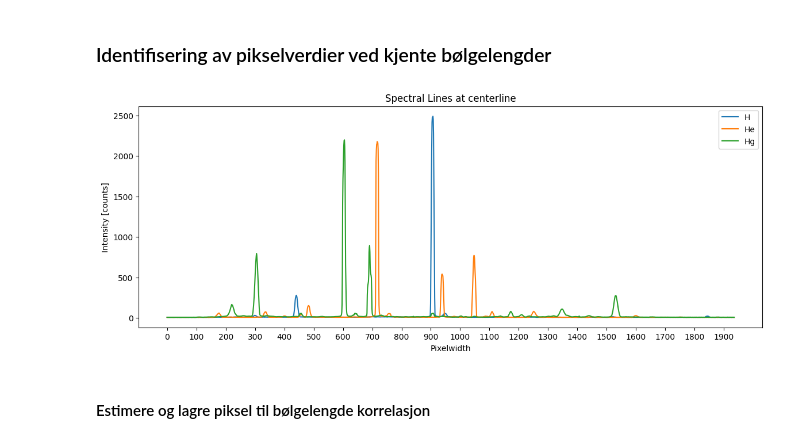
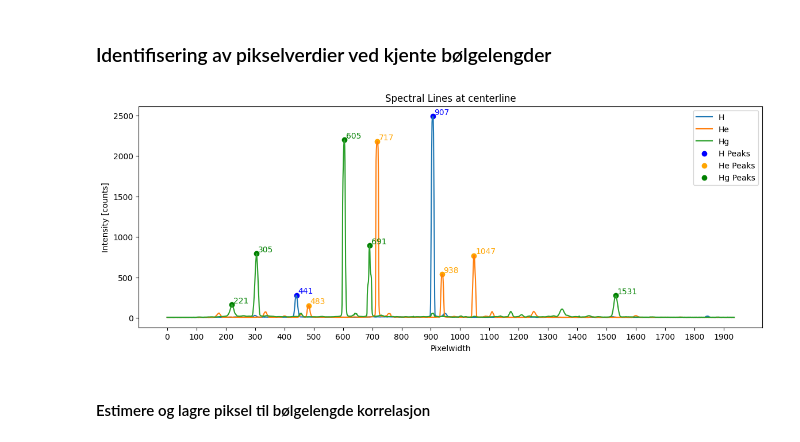
Before and after one commit to SkaugJr/TTK4265-OptiskFjernmaaling, a Jupyter notebook: Prosjekt1/01Spectral.ipynb, the cells around one changed output. Cells and saved outputs as stored; diff of their text form; code cells hidden in the pictures.

```diff
--- a/Prosjekt1/01Spectral.ipynb
+++ b/Prosjekt1/01Spectral.ipynb
@@ -58,21 +59,45 @@ plt.show()
 [figure]
 # %% [markdown]
 ### Identifisering av pikselverdier ved kjente bølgelengder
-# %%
-PixMid= PixelHeight//2
-
-plt.figure(figsize=(14, 5))
-plt.plot(H_avg_img[PixMid, :], label='H')
-plt.plot(He_avg_img[PixMid, :], label='He')
-plt.plot(Hg_avg_img[PixMid, :], label='Hg')
-plt.legend()
-plt.title('Spectral Lines at centerline')
-plt.xlabel('Pixelwidth')
-plt.ylabel('Intensity [counts]')
-plt.xticks(np.arange(0, H_avg_img.shape[1], 100))
-plt.show()
-# %% [output]
-[figure, removed]
+# %%
+PixMid= PixelHeight//2
+
+peak_threshold = 150  # Adjust this value as needed
+prominence_threshold = 20  # Adjust this value as needed
+
+# Find peaks for each spectrum above the threshold and with the specified prominence
+peaks_H, _ = find_peaks(H_avg_img[PixMid, :], height=peak_threshold, prominence=prominence_threshold)
+peaks_He, _ = find_peaks(He_avg_img[PixMid, :], height=peak_threshold, prominence=prominence_threshold)
+peaks_Hg, _ = find_peaks(Hg_avg_img[PixMid, :], height=peak_threshold, prominence=prominence_threshold)
+
+plt.figure(figsize=(14, 5))
+plt.plot(H_avg_img[PixMid, :], label='H')
+plt.plot(He_avg_img[PixMid, :], label='He')
+plt.plot(Hg_avg_img[PixMid, :], label='Hg')
+
+# Plot circles at the peak positions for H
+plt.scatter(peaks_H, H_avg_img[PixMid, peaks_H], color='blue', label='H Peaks', marker='o')
+for peak in peaks_H:
+    plt.text(peak+5, H_avg_img[PixMid, peak], f'{peak}', color='blue', verticalalignment='bottom')
+
+# Plot circles at the peak positions for He
+plt.scatter(peaks_He, He_avg_img[PixMid, peaks_He], color='orange', label='He Peaks', marker='o')
+for peak in peaks_He:
+    plt.text(peak+5, He_avg_img[PixMid, peak], f'{peak}', color='orange', verticalalignment='bottom')
+
+# Plot circles at the peak positions for Hg
+plt.scatter(peaks_Hg, Hg_avg_img[PixMid, peaks_Hg], color='green', label='Hg Peaks', marker='o')
+for peak in peaks_Hg:
+    plt.text(peak+5, Hg_avg_img[PixMid, peak], f'{peak}', color='green', verticalalignment='bottom')
+
+plt.legend()
+plt.title('Spectral Lines at centerline')
+plt.xlabel('Pixelwidth')
+plt.ylabel('Intensity [counts]')
+plt.xticks(np.arange(0, H_avg_img.shape[1], 100))
+plt.show()
+# %% [output]
+[figure, added]
 # %% [markdown]
 #### Estimere og lagre piksel til bølgelengde korrelasjon
 # %%
```
Also changed, not shown: parts of 4 cells of this notebook, 2 other files.
